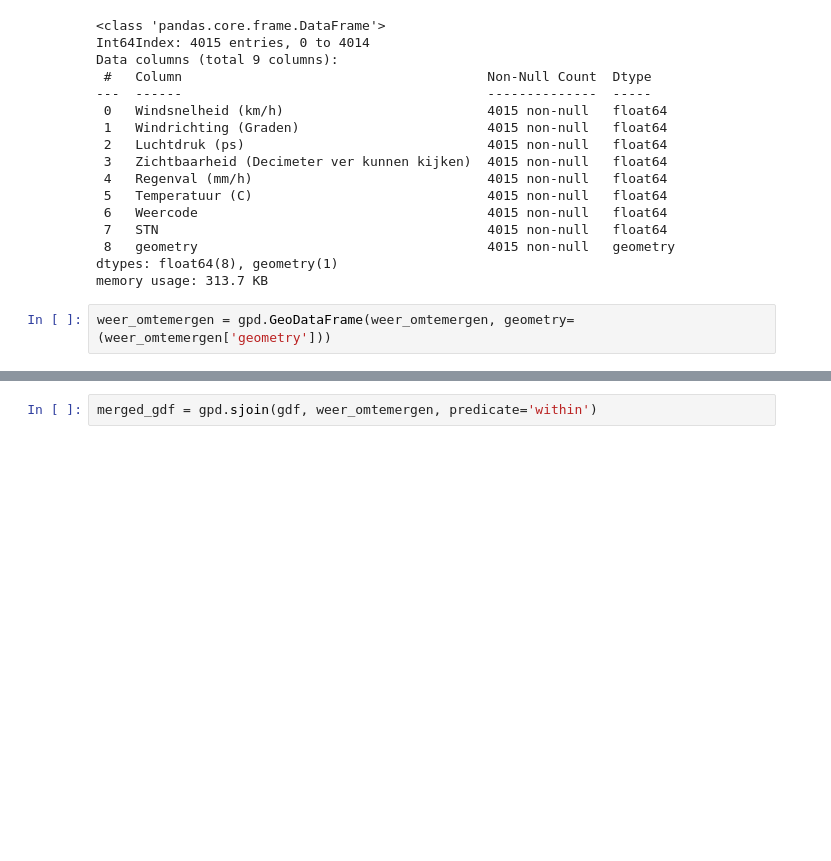
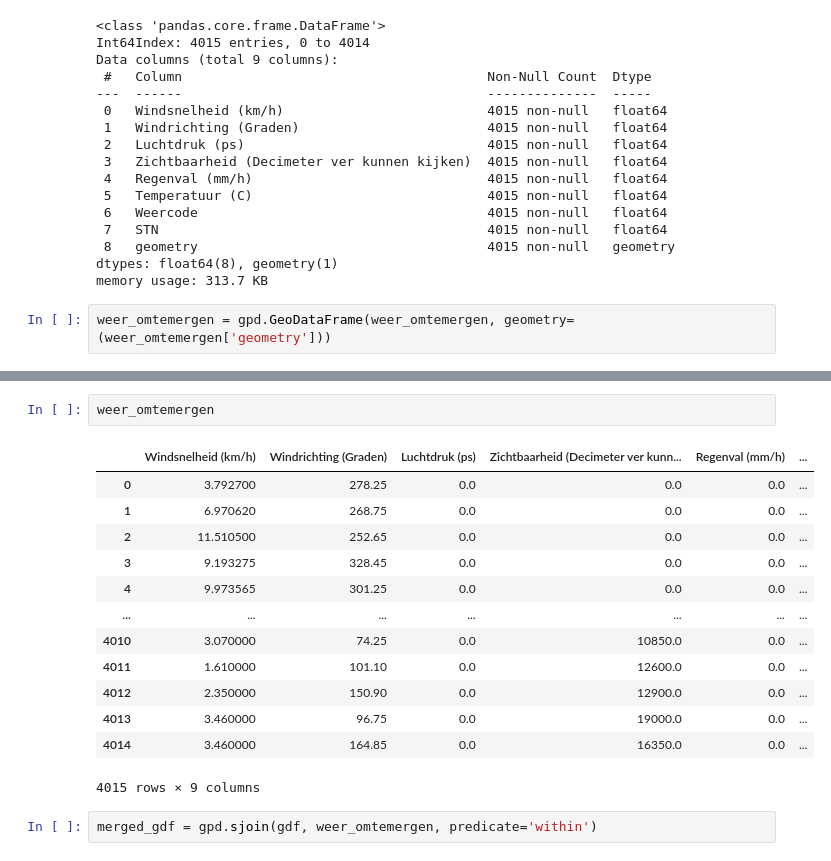
Before and after one commit to tj-072/eindpresentatie_VAv2, a Jupyter notebook: analyse.ipynb, the cells around one changed output, grey strips where cells are left out. Cells and saved outputs as stored; diff of their text form; blank space fills up the shorter version.

```diff
--- a/analyse.ipynb
+++ b/analyse.ipynb
@@ -243,3 +277,19 @@ weer_omtemergen = gpd.GeoDataFrame(weer_omtemergen, geometry=(weer_omtemergen['g
+# %%
+weer_omtemergen
+# %% [output]
+|  | Windsnelheid (km/h) | Windrichting (Graden) | Luchtdruk (ps) | Zichtbaarheid (Decimeter ver kunn... | Regenval (mm/h) | ... |
+| 0 | 3.792700 | 278.25 | 0.0 | 0.0 | 0.0 | ... |
+| 1 | 6.970620 | 268.75 | 0.0 | 0.0 | 0.0 | ... |
+| 2 | 11.510500 | 252.65 | 0.0 | 0.0 | 0.0 | ... |
+| 3 | 9.193275 | 328.45 | 0.0 | 0.0 | 0.0 | ... |
+| 4 | 9.973565 | 301.25 | 0.0 | 0.0 | 0.0 | ... |
+| ... | ... | ... | ... | ... | ... | ... |
+| 4010 | 3.070000 | 74.25 | 0.0 | 10850.0 | 0.0 | ... |
+| 4011 | 1.610000 | 101.10 | 0.0 | 12600.0 | 0.0 | ... |
+| 4012 | 2.350000 | 150.90 | 0.0 | 12900.0 | 0.0 | ... |
+| 4013 | 3.460000 | 96.75 | 0.0 | 19000.0 | 0.0 | ... |
+| 4014 | 3.460000 | 164.85 | 0.0 | 16350.0 | 0.0 | ... |
+4015 rows × 9 columns
 # %%
 merged_gdf = gpd.sjoin(gdf, weer_omtemergen, predicate='within')
 # %%
```
Also changed, not shown: parts of 9 cells of this notebook.
